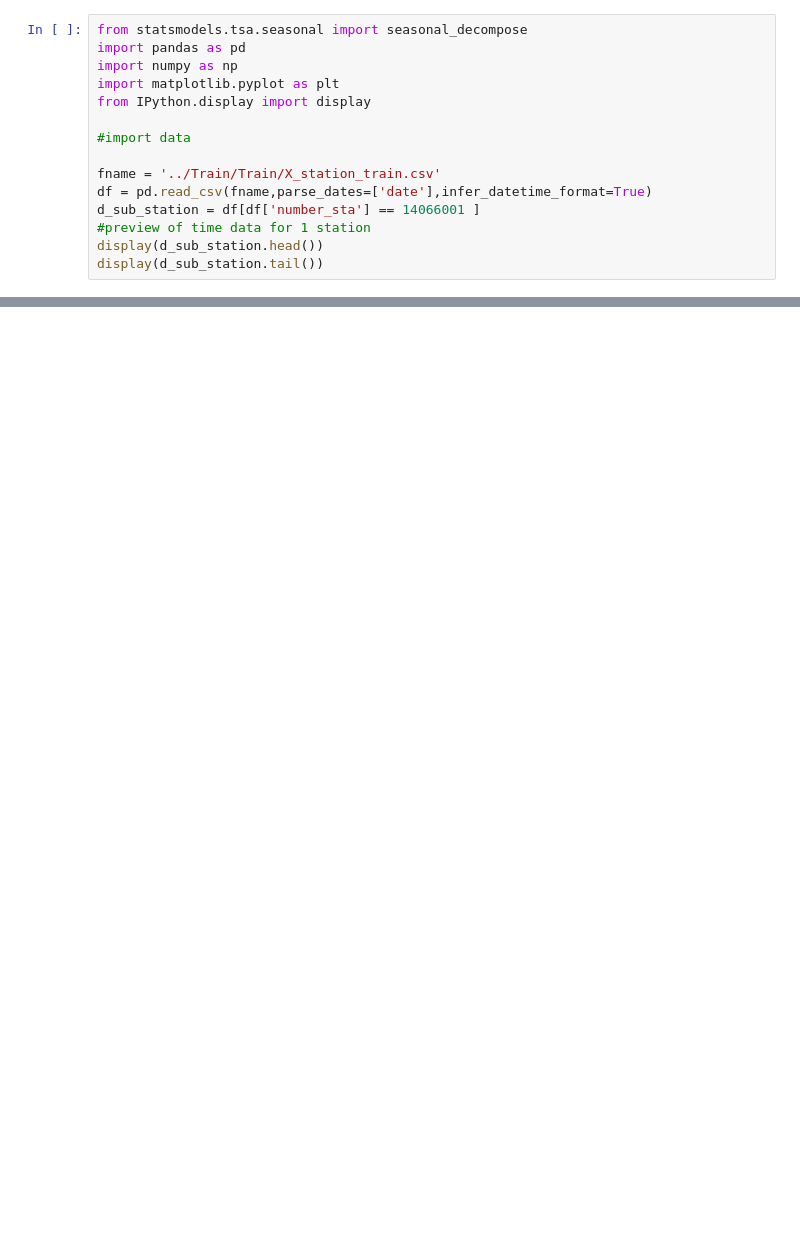
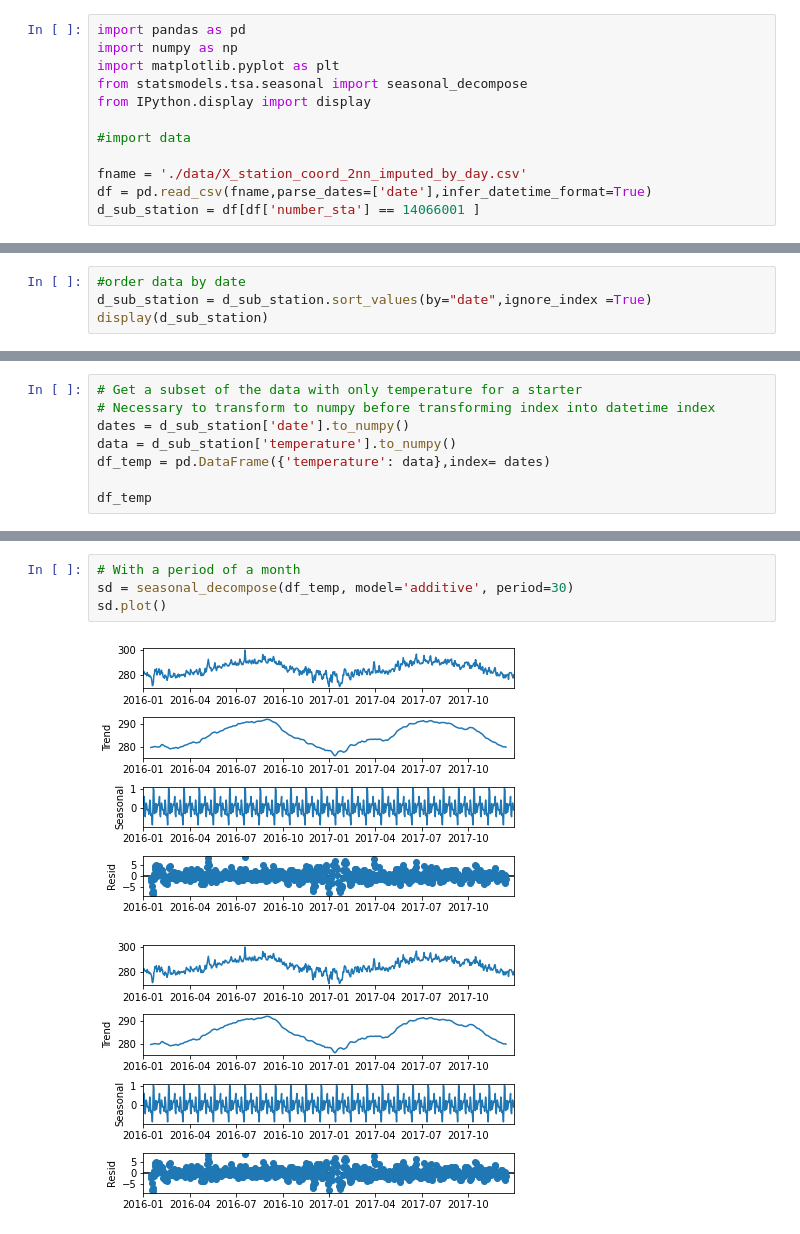
Before and after one commit to LetenoThibaud/Defi-IA-2022-Rain-Frogs, a Jupyter notebook: Seasonality_analysis.ipynb, the cells around one changed output, grey strips where cells are left out. Cells and saved outputs as stored; diff of their text form; blank space fills up the shorter version.

Commit message:
Functioning seasonality analysis on temperature only

```diff
--- a/Seasonality_analysis.ipynb
+++ b/Seasonality_analysis.ipynb
@@ -1,15 +1,12 @@
 # %%
-from statsmodels.tsa.seasonal import seasonal_decompose
 import pandas as pd
 import numpy as np
 import matplotlib.pyplot as plt
+from statsmodels.tsa.seasonal import seasonal_decompose
 from IPython.display import display
 
 #import data
 
-fname = '../Train/Train/X_station_train.csv'
+fname = './data/X_station_coord_2nn_imputed_by_day.csv'
 df = pd.read_csv(fname,parse_dates=['date'],infer_datetime_format=True)
 d_sub_station = df[df['number_sta'] == 14066001 ]
-#preview of time data for 1 station
-display(d_sub_station.head())
-display(d_sub_station.tail())
@@ -39,0 +71,4 @@ data_precip = d_sub_station['precip']
+# %%
+#order data by date
+d_sub_station = d_sub_station.sort_values(by="date",ignore_index =True)
+display(d_sub_station)
@@ -39,0 +89,8 @@ data_precip = d_sub_station['precip']
+# %%
+# Get a subset of the data with only temperature for a starter
+# Necessary to transform to numpy before transforming index into datetime index
+dates = d_sub_station['date'].to_numpy()
+data = d_sub_station['temperature'].to_numpy()
+df_temp = pd.DataFrame({'temperature': data},index= dates)
+
+df_temp
@@ -39,0 +111,7 @@ data_precip = d_sub_station['precip']
+# %%
+# With a period of a month
+sd = seasonal_decompose(df_temp, model='additive', period=30)
+sd.plot()
+# %% [output]
+[figure, added]
+[figure, added]
```
Also changed, not shown: parts of 12 cells of this notebook.
